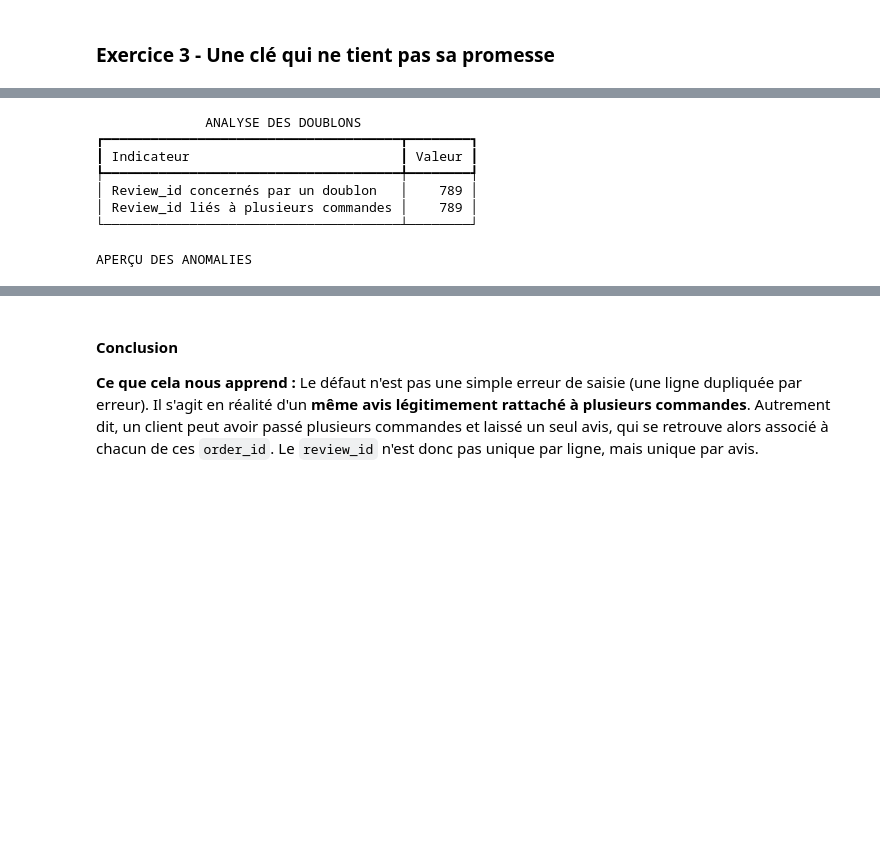
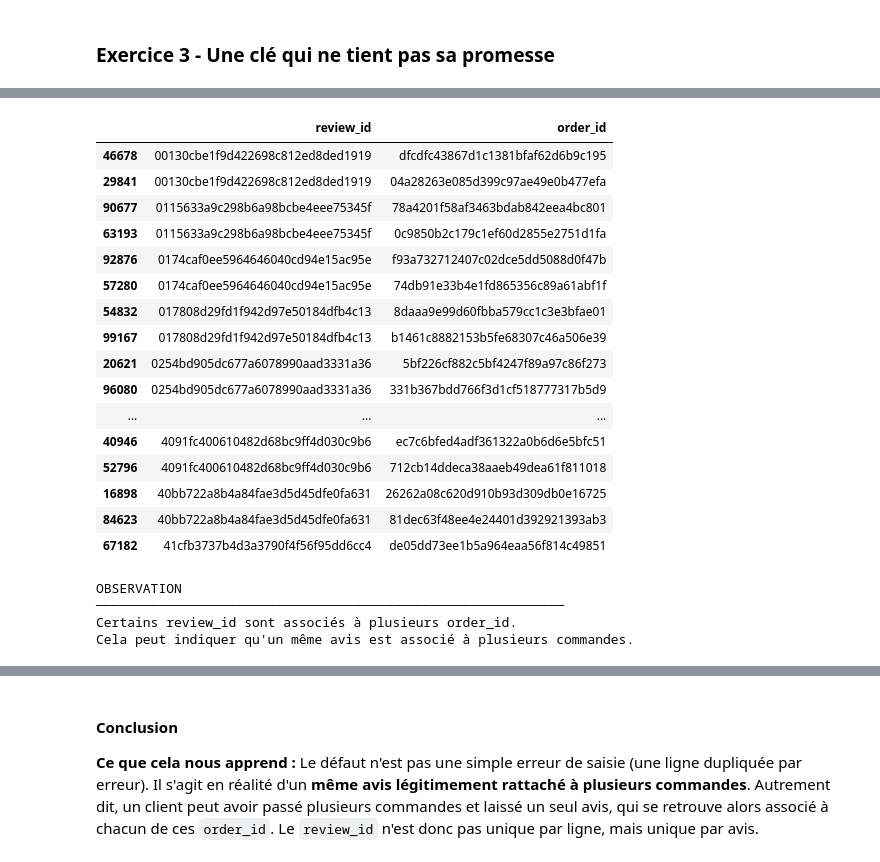
Before and after one commit to Henz2k1/projet_sante_akieni, a Jupyter notebook: S14/semaine14_le_perf_vendeurs_et_produits.ipynb, the cells around one changed output, grey strips where cells are left out. Cells and saved outputs as stored; diff of their text form; code cells hidden in the pictures; blank space fills up the shorter version.

```diff
--- a/S14/semaine14_le_perf_vendeurs_et_produits.ipynb
+++ b/S14/semaine14_le_perf_vendeurs_et_produits.ipynb
@@ -287,13 +287,42 @@ print('─' * 60)
 
 # Affichage des review_id en double
 if doublons > 0:
-    doublons_df = df_reviews[df_reviews.duplicated(subset=['review_id'], keep=False)]
-    print(f'\nDétail des {doublons:,} lignes en double :')
-    print(doublons_df[['review_id', 'order_id']].sort_values('review_id').to_string(index=False))
-    print('\n' + '─' * 60)
-    print('Observation :')
-    print('Certains review_id sont associés à plusieurs order_id différents,')
-    print('ce qui suggère que des avis sont partagés entre plusieurs commandes')
-    print('d\'un même client (phénomène métier légitime).')
-    print('─' * 60)
+
+    doublons_df = (
+        df_reviews[
+            df_reviews.duplicated(
+                subset=["review_id"],
+                keep=False
+            )
+        ][["review_id", "order_id"]]
+        .sort_values("review_id")
+    )
+
+    print("─" * 60)
+    print("DÉTAIL DES REVIEW_ID EN DOUBLE")
+    print("─" * 60)
+    print(f"Nombre de lignes concernées : {len(doublons_df):,}")
+    print(f"Nombre de review_id concernés : {doublons_df['review_id'].nunique():,}")
+
+    print("\nTABLEAU DES DOUBLONS")
+    print("─" * 60)
+
+    display(doublons_df)
+
+    print("OBSERVATION")
+    print("─" * 60)
+
+    nb_commandes = doublons_df.groupby("review_id")["order_id"].nunique()
+
+    if (nb_commandes > 1).any():
+        print(
+            "Certains review_id sont associés à plusieurs order_id."
+        )
+        print(
+            "Cela peut indiquer qu'un même avis est associé à plusieurs commandes."
+        )
+    else:
+        print(
+            "Les review_id en double sont associés à une même commande."
+        )
 # %% [output]
@@ -308,8 +344,21 @@ if doublons > 0:
+|  | review_id | order_id |
+| 46678 | 00130cbe1f9d422698c812ed8ded1919 | dfcdfc43867d1c1381bfaf62d6b9c195 |
+| 29841 | 00130cbe1f9d422698c812ed8ded1919 | 04a28263e085d399c97ae49e0b477efa |
+| 90677 | 0115633a9c298b6a98bcbe4eee75345f | 78a4201f58af3463bdab842eea4bc801 |
+| 63193 | 0115633a9c298b6a98bcbe4eee75345f | 0c9850b2c179c1ef60d2855e2751d1fa |
+| 92876 | 0174caf0ee5964646040cd94e15ac95e | f93a732712407c02dce5dd5088d0f47b |
+| 57280 | 0174caf0ee5964646040cd94e15ac95e | 74db91e33b4e1fd865356c89a61abf1f |
+| 54832 | 017808d29fd1f942d97e50184dfb4c13 | 8daaa9e99d60fbba579cc1c3e3bfae01 |
+| 99167 | 017808d29fd1f942d97e50184dfb4c13 | b1461c8882153b5fe68307c46a506e39 |
+| 20621 | 0254bd905dc677a6078990aad3331a36 | 5bf226cf882c5bf4247f89a97c86f273 |
+| 96080 | 0254bd905dc677a6078990aad3331a36 | 331b367bdd766f3d1cf518777317b5d9 |
+| ... | ... | ... |
+| 40946 | 4091fc400610482d68bc9ff4d030c9b6 | ec7c6bfed4adf361322a0b6d6e5bfc51 |
+| 52796 | 4091fc400610482d68bc9ff4d030c9b6 | 712cb14ddeca38aaeb49dea61f811018 |
+| 16898 | 40bb722a8b4a84fae3d5d45dfe0fa631 | 26262a08c620d910b93d309db0e16725 |
+| 84623 | 40bb722a8b4a84fae3d5d45dfe0fa631 | 81dec63f48ee4e24401d392921393ab3 |
+| 67182 | 41cfb3737b4d3a3790f4f56f95dd6cc4 | de05dd73ee1b5a964eaa56f814c49851 |
-              ANALYSE DES DOUBLONS
-┏━━━━━━━━━━━━━━━━━━━━━━━━━━━━━━━━━━━━━━┳━━━━━━━━┓
-┃ Indicateur                           ┃ Valeur ┃
-┡━━━━━━━━━━━━━━━━━━━━━━━━━━━━━━━━━━━━━━╇━━━━━━━━┩
-│ Review_id concernés par un doublon   │    789 │
-│ Review_id liés à plusieurs commandes │    789 │
-└──────────────────────────────────────┴────────┘
+OBSERVATION
+────────────────────────────────────────────────────────────
+Certains review_id sont associés à plusieurs order_id.
+Cela peut indiquer qu'un même avis est associé à plusieurs commandes.
-APERÇU DES ANOMALIES
```
Also changed, not shown: parts of 13 cells of this notebook.
